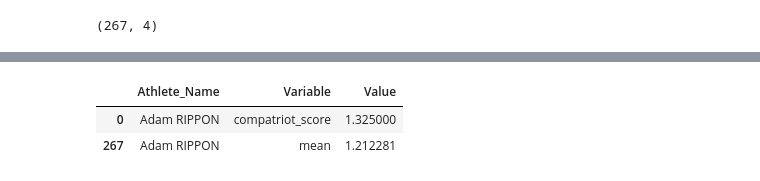
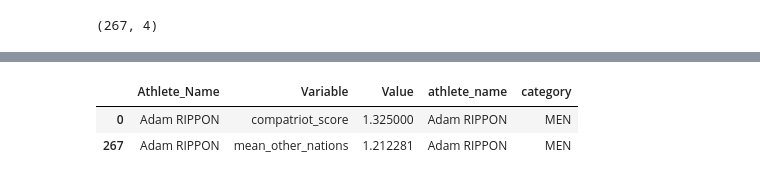
Before and after one commit to valinsogna/data_visualization_project, a Jupyter notebook: Bias_giudici.ipynb, the cells around one changed output, grey strips where cells are left out. Cells and saved outputs as stored; diff of their text form; code cells hidden in the pictures.

```diff
--- a/Bias_giudici.ipynb
+++ b/Bias_giudici.ipynb
@@ -46,8 +104,10 @@ df_q2.head(2)
+# %%
+df_q2_part1 = df_q2.drop('category', axis=1)
 # %%
 # creo una tabella che abbina a ciascun atleta il voto medio ricevuto dai giudici
 # raggruppato per nazionalità dei giudici
 # esempio: la media dei voti dei giudici canadesi ad Adam RIPPON è 1.5 (riga 2)
-medie = df_q2.groupby(['athlete_name','athlete_nation','judge_nation'])['judge_score'].agg(['mean']).reset_index()
+medie = df_q2_part1.groupby(['athlete_name','athlete_nation','judge_nation'])['judge_score'].agg(['mean']).reset_index()
 # %%
 medie.head(5)
 # %% [output]
@@ -120,7 +182,7 @@ print('medie.shape: ',medie.shape)
 atleti_voti = atleti_voti.merge(medie,
                 how='inner',
                 on='athlete_name')
-medie.rename(columns={'mean': 'mean_other_nations'}, inplace=True)
+atleti_voti.rename(columns={'mean': 'mean_other_nations'}, inplace=True)
 print('atleti_voti.shape after: ',atleti_voti.shape)
 # %% [output]
 atleti_voti.shape:  (267, 3)
@@ -145,0 +221,6 @@ tidy = tidy.melt(id_vars='athlete_name').rename(columns=str.title)
+# %%
+tidy_category = tidy.merge(athlete_category,
+                how='left',
+                left_on='Athlete_Name',
+                right_on = 'athlete_name')
+tidy_category.head()
@@ -146,7 +234,7 @@ tidy = tidy.melt(id_vars='athlete_name').rename(columns=str.title)
 # %%
 # adesso i voti dati ad un atleta sono salvati in questo modo
-tidy.loc[tidy['Athlete_Name'] == 'Adam RIPPON']
+tidy_category.loc[tidy['Athlete_Name'] == 'Adam RIPPON']
 # %% [output]
-|  | Athlete_Name | Variable | Value |
-| 0 | Adam RIPPON | compatriot_score | 1.325000 |
-| 267 | Adam RIPPON | mean | 1.212281 |
+|  | Athlete_Name | Variable | Value | athlete_name | category |
+| 0 | Adam RIPPON | compatriot_score | 1.325000 | Adam RIPPON | MEN |
+| 267 | Adam RIPPON | mean_other_nations | 1.212281 | Adam RIPPON | MEN |
```
Also changed, not shown: parts of 33 cells of this notebook, 2 other files.
